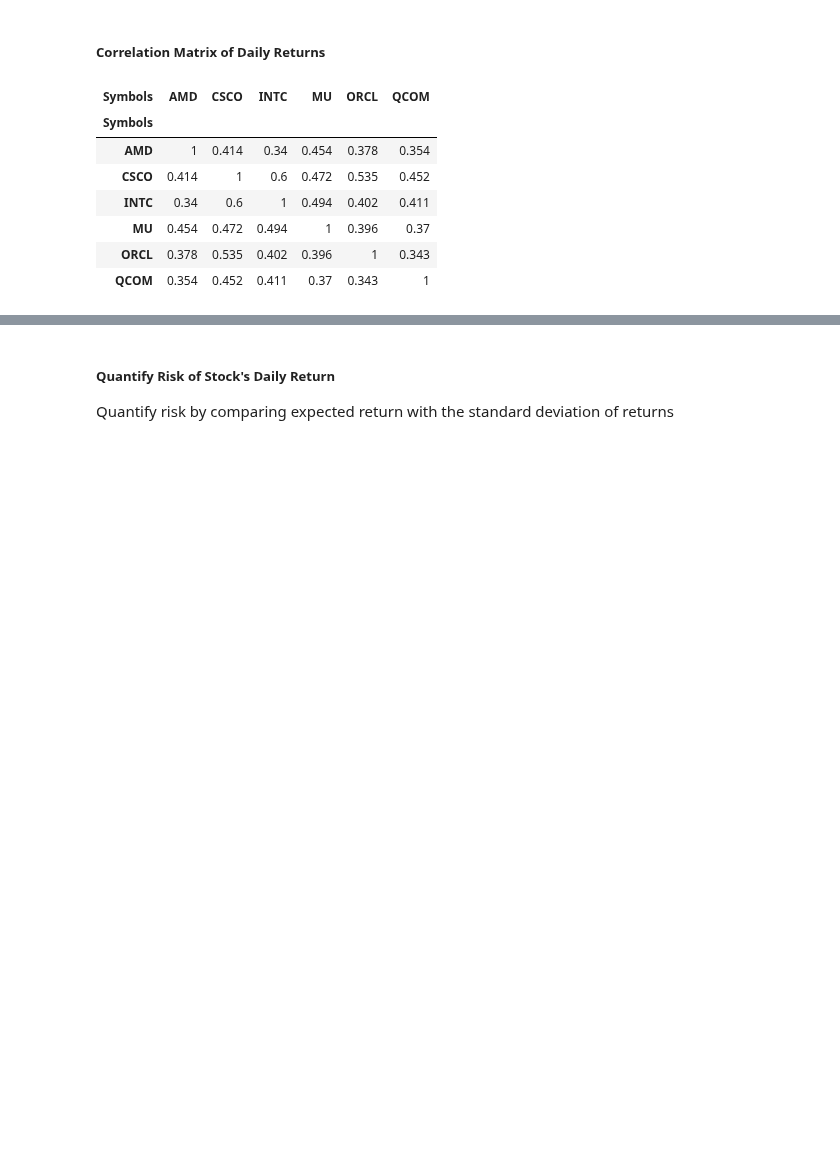
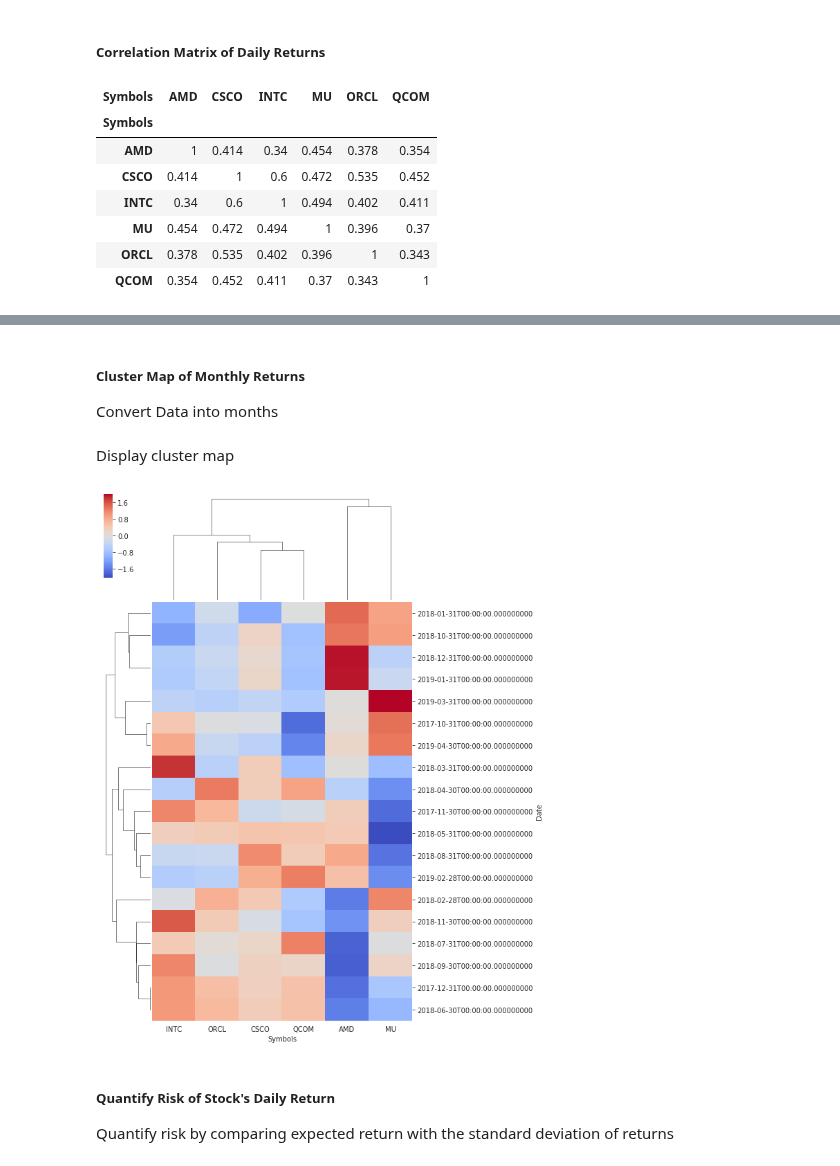
Before and after one commit to TrevorMcDougald/CS4315, a Jupyter notebook: Selecting the Predictive Dataset.ipynb, the cells around one changed output, grey strips where cells are left out. Drawn from its saved outputs; the diff is of its cells as text; code cells hidden in the pictures; blank space fills up the shorter version.

```diff
--- a/Selecting the Predictive Dataset.ipynb
+++ b/Selecting the Predictive Dataset.ipynb
@@ -155,3 +143,23 @@ graph_returns = sns.clustermap(tech_daily_returns.dropna(), metric="correlation"
+# %% [markdown]
+##### Cluster Map of Monthly Returns
+Convert Data into months
+# %%
+tech_month_returns = tech_daily_returns
+#tech_month_returns.set_index('Date', inplace=True)
+tech_month_returns.index = pd.to_datetime(tech_month_returns.index)
+tech_month_returns = tech_month_returns.resample('M').last()
+# %% [markdown]
+Display cluster map
+# %%
+#  Each row is normalized for it's daily return with a z-score
+#  The values are measured by correlation
+#  Dendrogram displays the results of the cluster analysis
+graph_returns = sns.clustermap(tech_month_returns.dropna(), metric="correlation", method='single',
+                                z_score=0, col_cluster=True,
+                                cmap='coolwarm',
+                                figsize=(8,14))
+# %% [output]
+[figure, added]
 # %% [markdown]
 ##### Quantify Risk of Stock's Daily Return
 Quantify risk by comparing expected return with the standard deviation of returns
```
Also changed, not shown: parts of 4 cells of this notebook.
